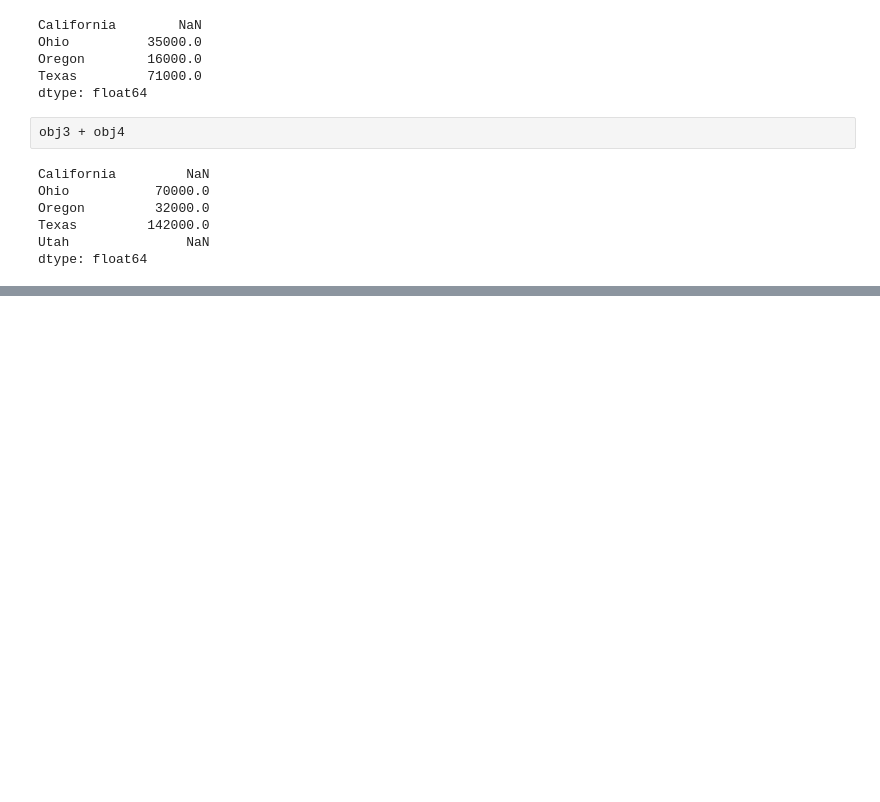
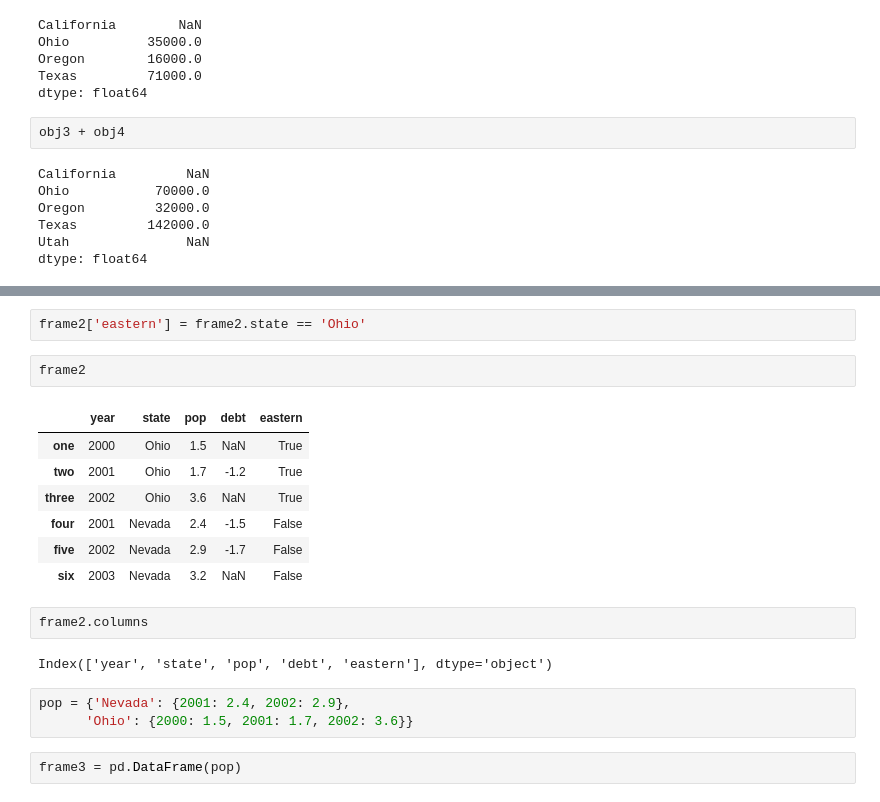
Before and after one commit to LydiaStoneKonstanski/WesCh5, a Jupyter notebook: Chapter5WorkAlong.ipynb, the cells around one changed output, grey strips where cells are left out. Saved outputs shown, nothing was run; the diff lists cells and outputs as text; blank space fills up the shorter version.

```diff
--- a/Chapter5WorkAlong.ipynb
+++ b/Chapter5WorkAlong.ipynb
@@ -202,0 +367,21 @@ obj4.na
+# %%
+frame2['eastern'] = frame2.state == 'Ohio'
+# %%
+frame2
+# %% [output]
+|  | year | state | pop | debt | eastern |
+| one | 2000 | Ohio | 1.5 | NaN | True |
+| two | 2001 | Ohio | 1.7 | -1.2 | True |
+| three | 2002 | Ohio | 3.6 | NaN | True |
+| four | 2001 | Nevada | 2.4 | -1.5 | False |
+| five | 2002 | Nevada | 2.9 | -1.7 | False |
+| six | 2003 | Nevada | 3.2 | NaN | False |
+# %%
+frame2.columns
+# %% [output]
+Index(['year', 'state', 'pop', 'debt', 'eastern'], dtype='object')
+# %%
+pop = {'Nevada': {2001: 2.4, 2002: 2.9},
+      'Ohio': {2000: 1.5, 2001: 1.7, 2002: 3.6}}
+# %%
+frame3 = pd.DataFrame(pop)
```
Also changed, not shown: parts of 79 cells of this notebook, 1 other file.
